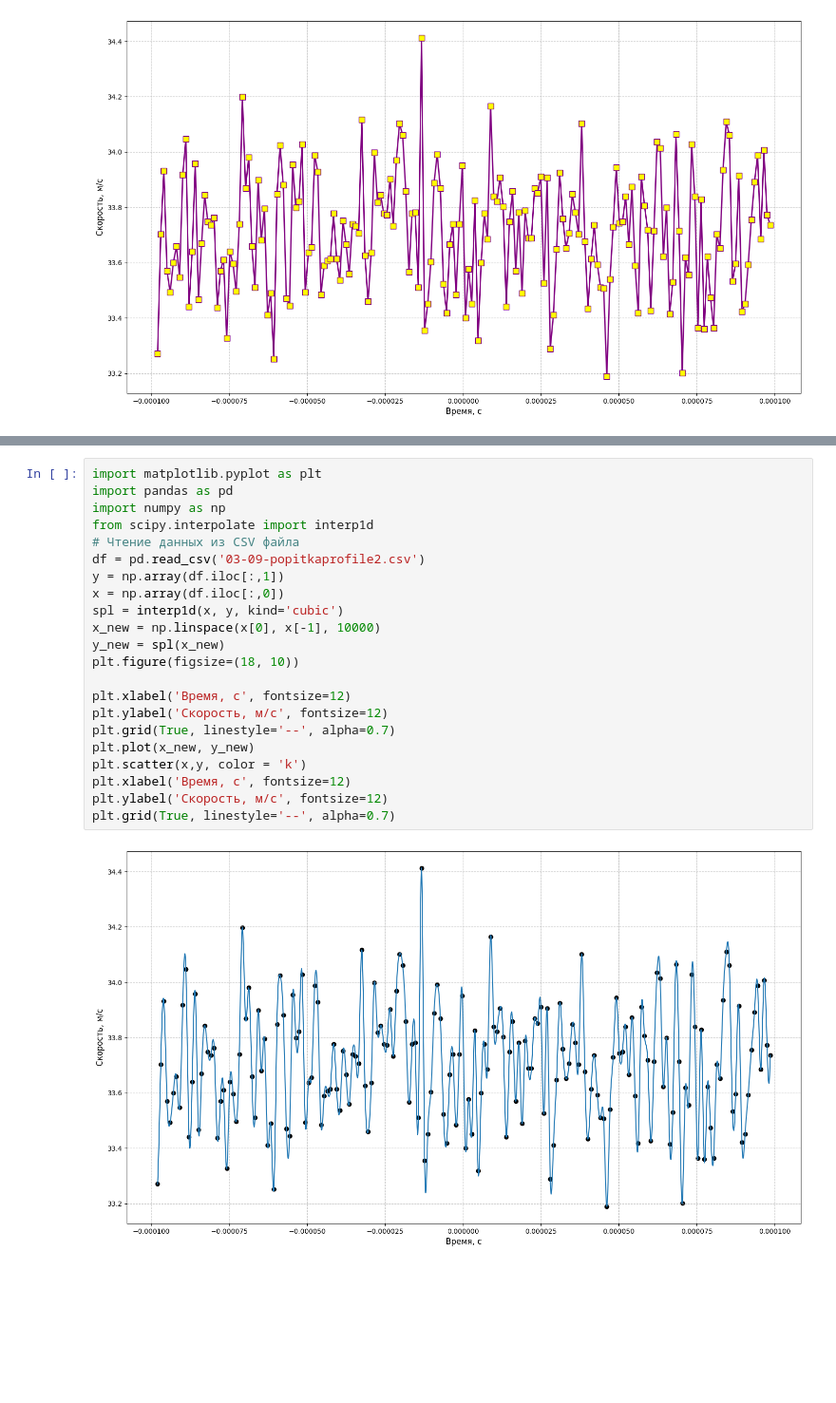
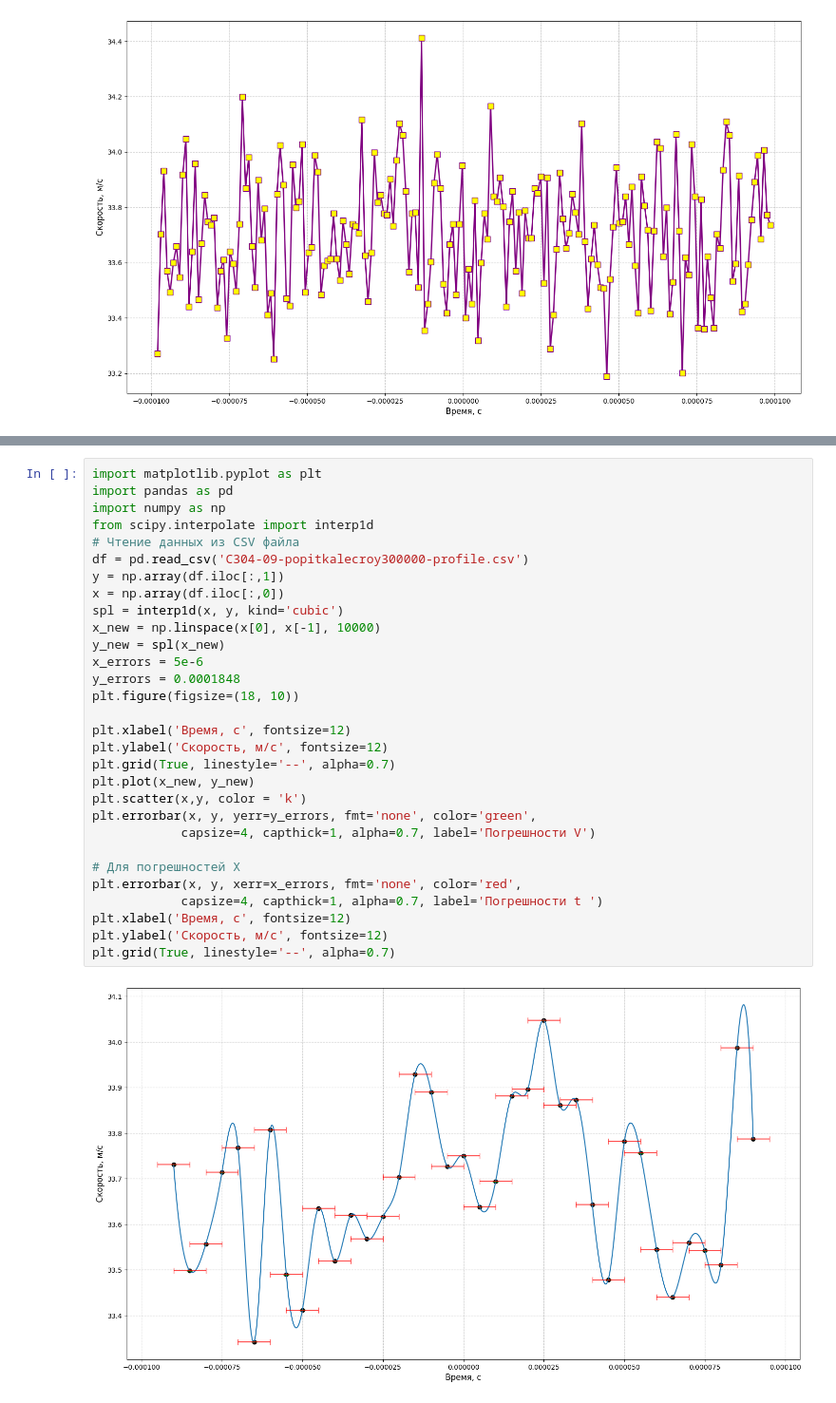
Before and after one commit to Orange-spearow/Finally_praktika, a Jupyter notebook: Untitled-3.ipynb, the cells around one changed output, grey strips where cells are left out. Shown at 95% size. Cells and saved outputs as stored; diff of their text form; blank space fills up the shorter version.

```diff
--- a/Untitled-3.ipynb
+++ b/Untitled-3.ipynb
@@ -20,24 +43,32 @@ plt.grid(True, linestyle='--', alpha=0.7)
 # %%
 import matplotlib.pyplot as plt
 import pandas as pd
 import numpy as np
 from scipy.interpolate import interp1d
 # Чтение данных из CSV файла
-df = pd.read_csv('03-09-popitkaprofile2.csv')
+df = pd.read_csv('C304-09-popitkalecroy300000-profile.csv')
 y = np.array(df.iloc[:,1])
 x = np.array(df.iloc[:,0])
 spl = interp1d(x, y, kind='cubic')
 x_new = np.linspace(x[0], x[-1], 10000)
 y_new = spl(x_new)
+x_errors = 5e-6
+y_errors = 0.0001848
 plt.figure(figsize=(18, 10))
 
 plt.xlabel('Время, с', fontsize=12)
 plt.ylabel('Скорость, м/c', fontsize=12)
 plt.grid(True, linestyle='--', alpha=0.7)
 plt.plot(x_new, y_new)
 plt.scatter(x,y, color = 'k')
+plt.errorbar(x, y, yerr=y_errors, fmt='none', color='green',
+            capsize=4, capthick=1, alpha=0.7, label='Погрешности V')
+
+# Для погрешностей X
+plt.errorbar(x, y, xerr=x_errors, fmt='none', color='red',
+            capsize=4, capthick=1, alpha=0.7, label='Погрешности t ')
 plt.xlabel('Время, с', fontsize=12)
 plt.ylabel('Скорость, м/c', fontsize=12)
 plt.grid(True, linestyle='--', alpha=0.7)
 # %% [output]
-[figure, old version]
+[figure, new version]
```
Also changed, not shown: parts of 3 cells of this notebook, 3 other files.
